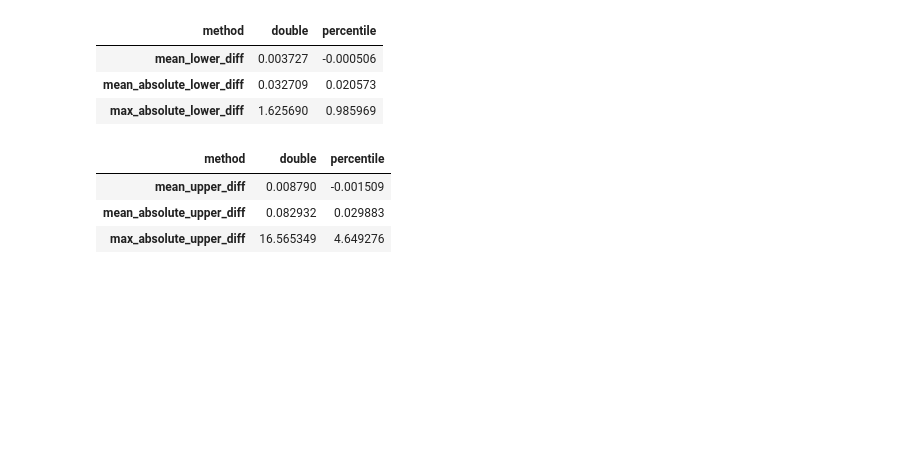
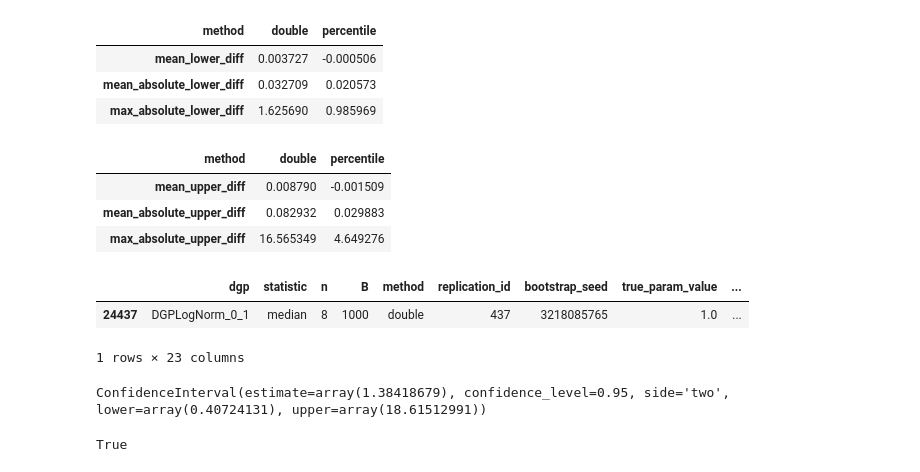
Before and after one commit to enejH04/bootstrap-inference, a Jupyter notebook: performance_validation/analysis.ipynb, the cells around one changed output. Saved outputs shown, nothing was run; the diff lists cells and outputs as text; code cells hidden in the pictures; blank space fills up the shorter version.

```diff
--- a/performance_validation/analysis.ipynb
+++ b/performance_validation/analysis.ipynb
@@ -580,7 +582,7 @@ endpoint_df = paired_clean.copy()
 endpoint_df["ci_lower_diff"] = (
     endpoint_df["ci_lower_our"] - endpoint_df["ci_lower_ref"]
 )
-paired_clean["ci_upper_diff"] = (
+endpoint_df["ci_upper_diff"] = (
     endpoint_df["ci_upper_our"] - endpoint_df["ci_upper_ref"]
 )
 # %%
@@ -607,3 +609,70 @@ endpoint_df.groupby("method")["ci_upper_diff"].agg(
 | mean_upper_diff | 0.008790 | -0.001509 |
 | mean_absolute_upper_diff | 0.082932 | 0.029883 |
 | max_absolute_upper_diff | 16.565349 | 4.649276 |
+# %%
+# The maximum absolute endpoint difference for the double method is approx. 16.6 for the upper endpoint.
+# See which experiment lead to this discrepancy.
+double_endpoint_df = endpoint_df[endpoint_df["method"] == "double"]
+
+discrepancy_row = double_endpoint_df[
+    double_endpoint_df["ci_upper_diff"]
+    == double_endpoint_df["ci_upper_diff"].abs().max()
+]
+discrepancy_row
+# %% [output]
+|  | dgp | statistic | n | B | method | replication_id | bootstrap_seed | true_param_value | ... |
+| 24437 | DGPLogNorm_0_1 | median | 8 | 1000 | double | 437 | 3218085765 | 1.0 | ... |
+1 rows × 23 columns
+# %%
+# Try to reproduce this experiment
+import bootstrap_ci as boot
+from comparison import seed_numba
+from generators import DGPLogNorm
+
+from bootstrap_diagnostics import Bootstrap, IIDResampler
+
+# The replication_id is 437
+seed = 0
+dgp = DGPLogNorm(seed, 0, 1)
+
+n = discrepancy_row["n"].item()
+B = discrepancy_row["B"].item()
+replication_id = discrepancy_row["replication_id"].item()
+random_seed = discrepancy_row["bootstrap_seed"].item()
+
+sample_sizes = [8, 32, 128]
+sample_sizes = double_endpoint_df["n"].unique()
+
+# Get through it for the mean
+for ni in sample_sizes:
+    dgp.sample(sample_size=ni, nr_samples=1000)
+
+sample = dgp.sample(sample_size=n, nr_samples=1000)[replication_id]
+
+resampler = IIDResampler(sample)
+bs = Bootstrap(
+    np.median,
+    resampler,
+    vectorized=True,
+)
+
+ci_our = bs.double_percentile_ci(
+    confidence_level=0.95,
+    side="two",
+    n_jobs=-1,
+    b1_resamples=B,
+    b2_resamples=B,
+    seed=random_seed,
+)
+ci_our
+# %% [output]
+ConfidenceInterval(estimate=array(1.38418679), confidence_level=0.95, side='two', lower=array(0.40724131), upper=array(18.61512991))
+# %%
+# We reproduced our result
+np.allclose(
+    ci_our.lower, discrepancy_row["ci_lower_our"], atol=1e-10, rtol=0
+) and np.allclose(
+    ci_our.upper, discrepancy_row["ci_upper_our"], atol=1e-10, rtol=0
+)
+# %% [output]
+True
```
Also changed, not shown: parts of 11 cells of this notebook.
